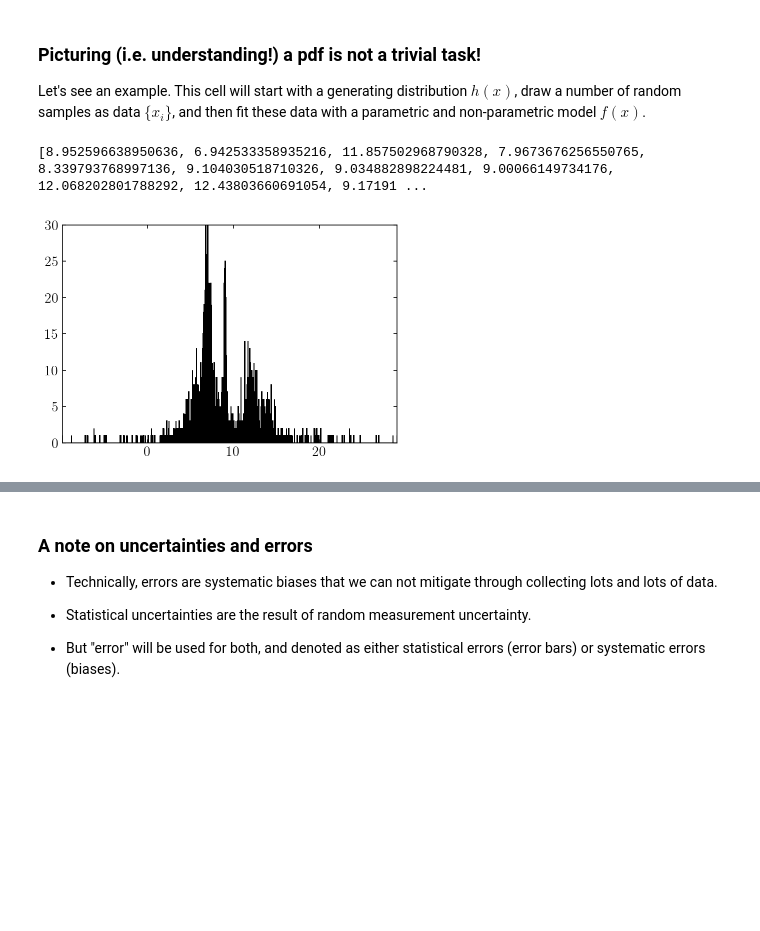
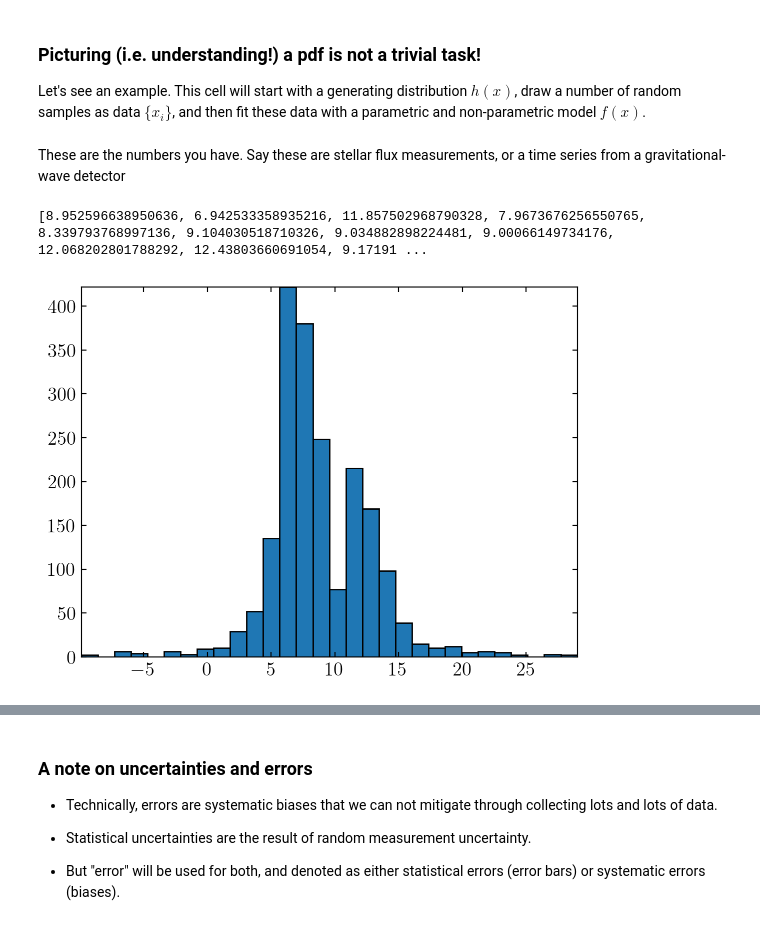
Before and after one commit to dgerosa/astrostatistics_bicocca_2024, a Jupyter notebook: lectures/L02_probability.ipynb, the cells around one changed output, grey strips where cells are left out. Cells and saved outputs as stored; diff of their text form; code cells hidden in the pictures; blank space fills up the shorter version.

```diff
--- a/lectures/L02_probability.ipynb
+++ b/lectures/L02_probability.ipynb
@@ -91,18 +91,17 @@ x = np.concatenate([stats.cauchy(mu, gamma).rvs(int(f * N), random_state=random_
 random_state.shuffle(x)
 x = x[x > -10]
 x = x[x < 30]
-# %%
-# These are the numbers you have.
-#Say these are stellar flux measurements, or a time series from a gravitational-wave detector
-
-print(x.tolist())
-# %% [output]
-[8.952596638950636, 6.942533358935216, 11.857502968790328, 7.9673676256550765, 8.339793768997136, 9.104030518710326, 9.034882898224481, 9.00066149734176, 12.068202801788292, 12.43803660691054, 9.17191 ...
+# %% [markdown]
+These are the numbers you have.  Say these are stellar flux measurements, or a time series from a gravitational-wave detector
+# %%
+print(x.tolist())
+# %% [output]
+[8.952596638950636, 6.942533358935216, 11.857502968790328, 7.9673676256550765, 8.339793768997136, 9.104030518710326, 9.034882898224481, 9.00066149734176, 12.068202801788292, 12.43803660691054, 9.17191 ...
 # %%
 #Let's do the easiest thing ever.
-plt.hist(x,bins=1000);
+plt.hist(x,bins=30);
 # %% [output]
-[figure, old version]
+[figure, new version]
 # %%
 #------------------------------------------------------------
 # plot the results
```
Also changed, not shown: parts of 3 cells of this notebook.
